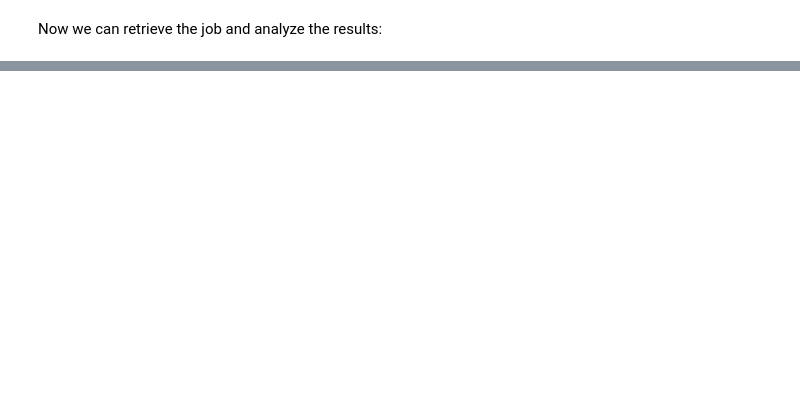
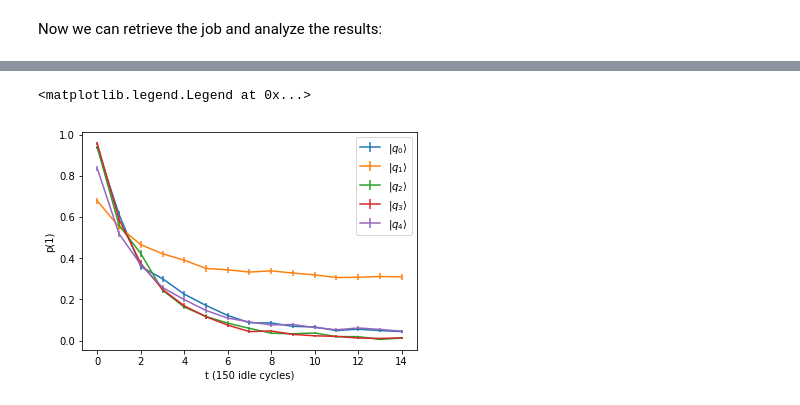
Before and after one commit to air-wreck/mentorship-notebooks, a Jupyter notebook: T1_Variations.ipynb, the cells around one changed output, grey strips where cells are left out. Drawn from its saved outputs; the diff is of its cells as text; code cells hidden in the pictures; blank space fills up the shorter version.

```diff
--- a/T1_Variations.ipynb
+++ b/T1_Variations.ipynb
@@ -175,0 +218,36 @@ I'm rambling at this point, but I'd like to note for my own future reference tha
+# %%
+# analyze a trial and return the results as a tuple
+def count_results5(result, circuits, shots=1024):
+    freq   = [[], [], [], [], []]
+    stderr = [[], [], [], [], []]
+
+    for c in circuits:
+        trial = result.get_counts(c)
+        for i in range(len(freq)):
+            total = 0
+            for state, count in trial.items():
+                if state[-i-1] == '1':
+                    total += count
+            freq[i] += [total / shots]
+            stderr[i] += [np.sqrt(freq[i][-1] * (1 - freq[i][-1]) / shots)]
+
+    return freq, stderr
+# %%
+# retrieve job from job_id so that it's easier to re-run later
+backend5 = q.IBMQ.get_backend('ibmqx2')
+job5 = backend5.retrieve_job('5ccc74583cb5810074ddedd7')
+
+# plot experimental results
+def draw_qubit(bit, ax):
+    ax.errorbar(range(len(circuits5)), p[bit], s[bit], label=r'$\vert q_%d \rangle$' % bit)
+
+p, s = count_results5(job5.result(), circuits5)
+fig5, ax5 = plt.subplots()
+for i in range(5):
+    draw_qubit(i, ax5)
+ax5.set_xlabel('t (150 idle cycles)')
+ax5.set_ylabel('p(1)')
+ax5.legend()
+# %% [output]
+<matplotlib.legend.Legend at 0x...>
+[figure, added]
```
Also changed, not shown: parts of 31 cells of this notebook, 3 other files.
